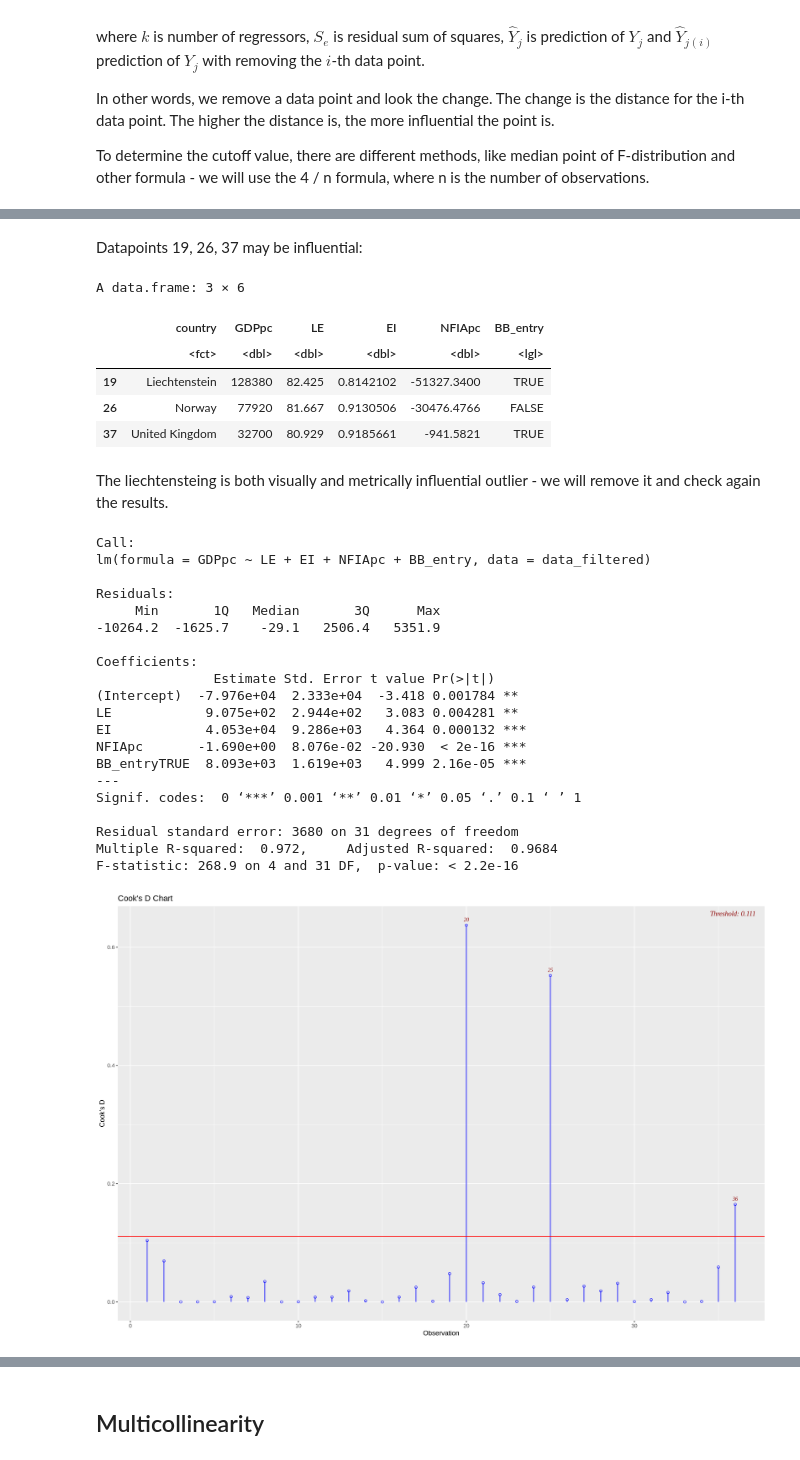
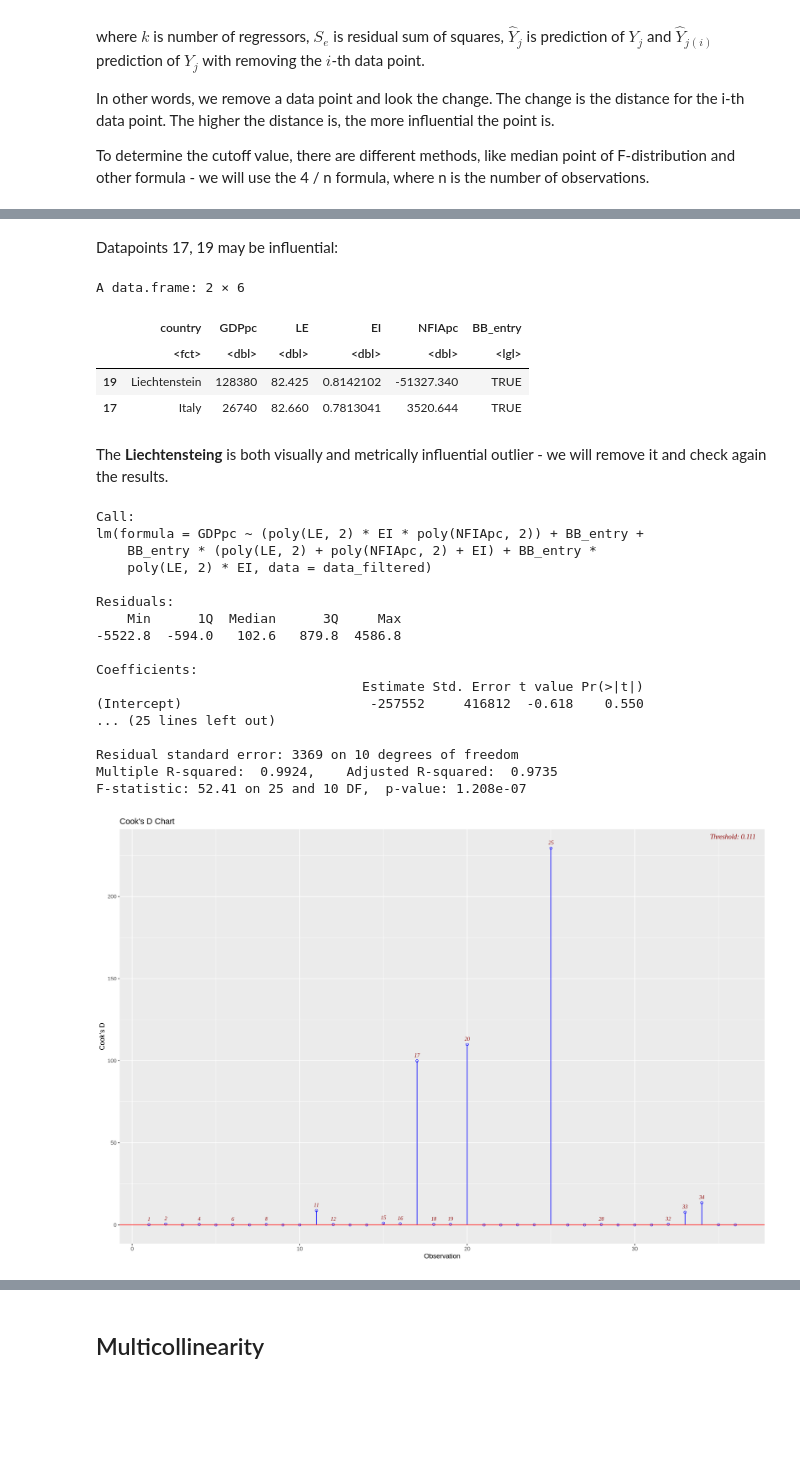
Before and after one commit to nickobard/eurostat-datasets-analysis, a Jupyter notebook: sem-3/semestral-work.ipynb, the cells around one changed output, grey strips where cells are left out. Saved outputs shown, nothing was run; the diff lists cells and outputs as text; code cells hidden in the pictures; blank space fills up the shorter version.

```diff
--- a/sem-3/semestral-work.ipynb
+++ b/sem-3/semestral-work.ipynb
@@ -822,47 +824,48 @@ ols_plot_cooksd_chart(model)
 # %% [markdown]
-Datapoints 19, 26, 37 may be influential:
+Datapoints 17, 19 may be influential:
 # %%
-data[c(19, 26, 37),]
+data[c(19, 17),]
 # %% [output]
-A data.frame: 3 × 6
+A data.frame: 2 × 6
 |  | country | GDPpc | LE | EI | NFIApc | BB_entry |
 |  | <fct> | <dbl> | <dbl> | <dbl> | <dbl> | <lgl> |
-| 19 | Liechtenstein | 128380 | 82.425 | 0.8142102 | -51327.3400 | TRUE |
-| 26 | Norway | 77920 | 81.667 | 0.9130506 | -30476.4766 | FALSE |
-| 37 | United Kingdom | 32700 | 80.929 | 0.9185661 | -941.5821 | TRUE |
+| 19 | Liechtenstein | 128380 | 82.425 | 0.8142102 | -51327.340 | TRUE |
+| 17 | Italy | 26740 | 82.660 | 0.7813041 | 3520.644 | TRUE |
 # %% [markdown]
-The liechtensteing is both visually and metrically influential outlier - we will remove it and check again the results.
+The **Liechtensteing** is both visually and metrically influential outlier - we will remove it and check again the results.
 # %%
 # remove observation 19
 data_filtered <- data[-19,]
 # reset indexes
 row.names(data_filtered) <- NULL
 # %%
-model <- lm(GDPpc ~ LE + EI + NFIApc + BB_entry, data = data_filtered)
-summary(model)
+baseline <- lm(GDPpc ~
+            (poly(LE, 2) * EI * poly(NFIApc,2)) +
+            BB_entry +
+            BB_entry * (poly(LE, 2) + poly(NFIApc,2) + EI) +
+            BB_entry * poly(LE, 2) * EI,
+            data = data_filtered)
+summary(baseline)
 # %% [output]
 Call:
-lm(formula = GDPpc ~ LE + EI + NFIApc + BB_entry, data = data_filtered)
+lm(formula = GDPpc ~ (poly(LE, 2) * EI * poly(NFIApc, 2)) + BB_entry +
+    BB_entry * (poly(LE, 2) + poly(NFIApc, 2) + EI) + BB_entry *
+    poly(LE, 2) * EI, data = data_filtered)
 
 Residuals:
-     Min       1Q   Median       3Q      Max
--10264.2  -1625.7    -29.1   2506.4   5351.9
+    Min      1Q  Median      3Q     Max
+-5522.8  -594.0   102.6   879.8  4586.8
 
 Coefficients:
-               Estimate Std. Error t value Pr(>|t|)
-(Intercept)  -7.976e+04  2.333e+04  -3.418 0.001784 **
-LE            9.075e+02  2.944e+02   3.083 0.004281 **
-EI            4.053e+04  9.286e+03   4.364 0.000132 ***
-NFIApc       -1.690e+00  8.076e-02 -20.930  < 2e-16 ***
-BB_entryTRUE  8.093e+03  1.619e+03   4.999 2.16e-05 ***
----
-Signif. codes:  0 ‘***’ 0.001 ‘**’ 0.01 ‘*’ 0.05 ‘.’ 0.1 ‘ ’ 1
+                                  Estimate Std. Error t value Pr(>|t|)
+(Intercept)                        -257552     416812  -0.618    0.550
+... (25 lines left out)
 
-Residual standard error: 3680 on 31 degrees of freedom
-Multiple R-squared:  0.972,     Adjusted R-squared:  0.9684
-F-statistic: 268.9 on 4 and 31 DF,  p-value: < 2.2e-16
+Residual standard error: 3369 on 10 degrees of freedom
+Multiple R-squared:  0.9924,    Adjusted R-squared:  0.9735
+F-statistic: 52.41 on 25 and 10 DF,  p-value: 1.208e-07
 # %%
-ols_plot_cooksd_chart(model)
+ols_plot_cooksd_chart(baseline)
 # %% [output]
-[figure, old version]
+[figure, new version]
 # %%
```
Also changed, not shown: parts of 18 cells of this notebook.
